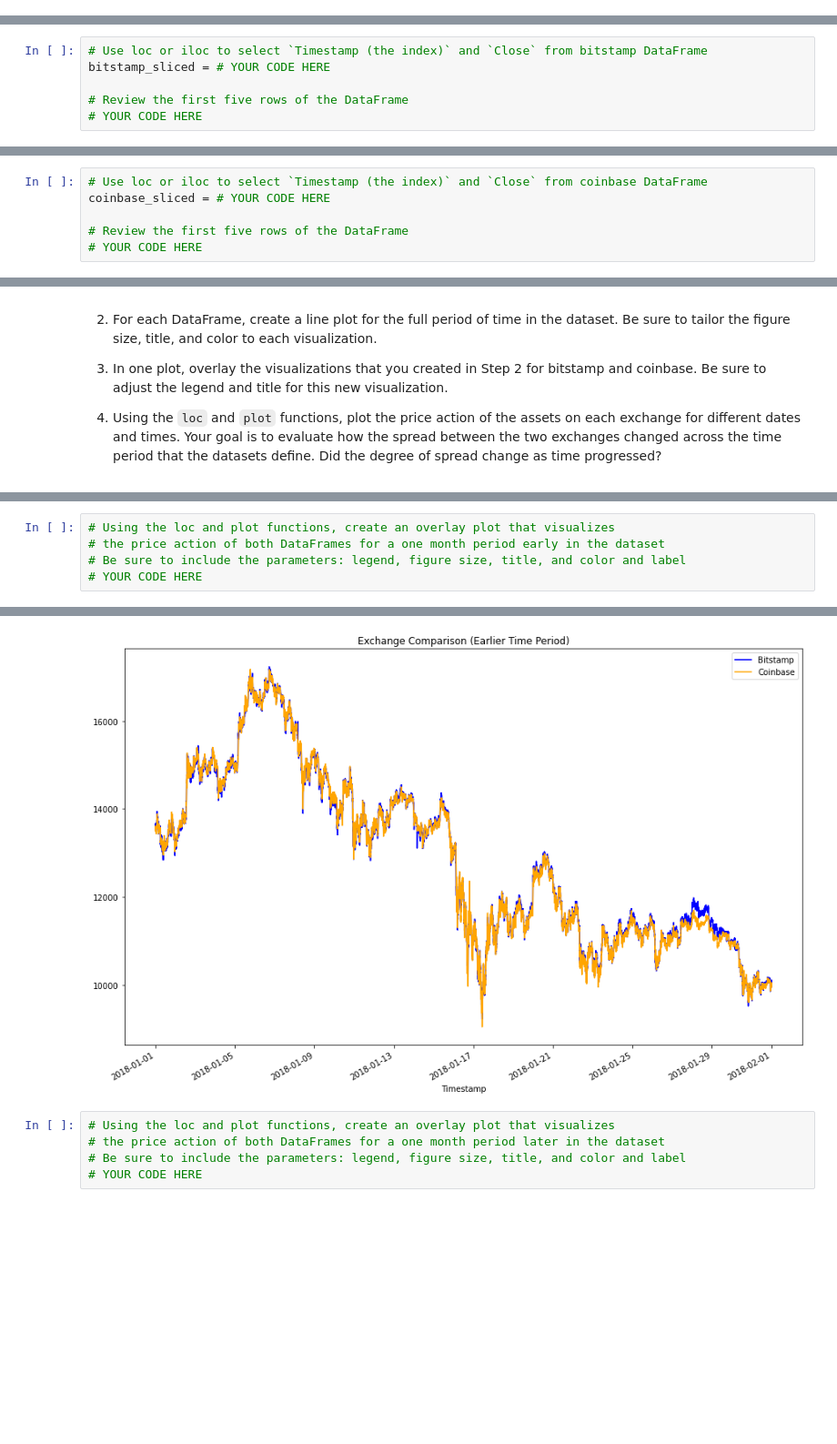
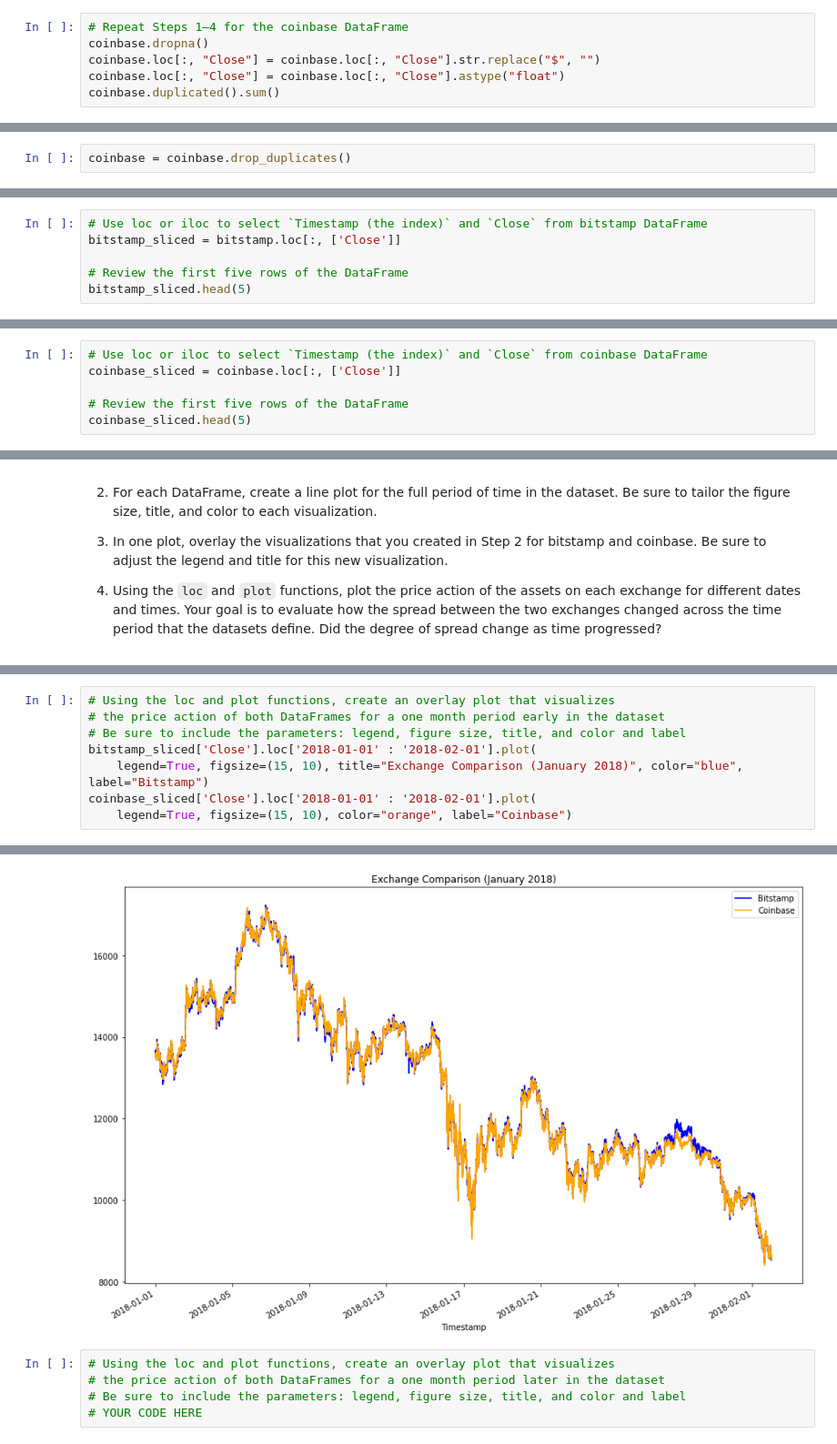
Before and after one commit to cdhendy/Crypto_Arbitrage, a Jupyter notebook: crypto_arbitrage.ipynb, the cells around one changed output, grey strips where cells are left out. Shown at 91% size. Saved outputs shown, nothing was run; the diff lists cells and outputs as text; blank space fills up the shorter version.

```diff
--- a/crypto_arbitrage.ipynb
+++ b/crypto_arbitrage.ipynb
@@ -121,0 +153,6 @@ To prepare and clean your data for analysis, complete the following steps:
+# %%
+# Repeat Steps 1–4 for the coinbase DataFrame
+coinbase.dropna()
+coinbase.loc[:, "Close"] = coinbase.loc[:, "Close"].str.replace("$", "")
+coinbase.loc[:, "Close"] = coinbase.loc[:, "Close"].astype("float")
+coinbase.duplicated().sum()
@@ -121,0 +161,2 @@ To prepare and clean your data for analysis, complete the following steps:
+# %%
+coinbase = coinbase.drop_duplicates()
@@ -141,10 +186,10 @@ Select the data you want to analyze. Use `loc` or `iloc` to select the following
 * Close
 # %%
 # Use loc or iloc to select `Timestamp (the index)` and `Close` from bitstamp DataFrame
-bitstamp_sliced = # YOUR CODE HERE
+bitstamp_sliced = bitstamp.loc[:, ['Close']]
 
 # Review the first five rows of the DataFrame
-# YOUR CODE HERE
+bitstamp_sliced.head(5)
 # %% [output]
 |  | Close |
 | Timestamp |  |
@@ -155,10 +200,10 @@ bitstamp_sliced = # YOUR CODE HERE
 | 2018-01-01 00:04:00 | 13620.00 |
 # %%
 # Use loc or iloc to select `Timestamp (the index)` and `Close` from coinbase DataFrame
-coinbase_sliced = # YOUR CODE HERE
+coinbase_sliced = coinbase.loc[:, ['Close']]
 
 # Review the first five rows of the DataFrame
-# YOUR CODE HERE
+coinbase_sliced.head(5)
 # %% [output]
 |  | Close |
 | Timestamp |  |
@@ -231,5 +277,8 @@ Sort through the time series data associated with the bitstamp and coinbase Data
 # Using the loc and plot functions, create an overlay plot that visualizes
 # the price action of both DataFrames for a one month period early in the dataset
 # Be sure to include the parameters: legend, figure size, title, and color and label
-# YOUR CODE HERE
+bitstamp_sliced['Close'].loc['2018-01-01' : '2018-02-01'].plot(
+    legend=True, figsize=(15, 10), title="Exchange Comparison (January 2018)", color="blue", label="Bitstamp")
+coinbase_sliced['Close'].loc['2018-01-01' : '2018-02-01'].plot(
+    legend=True, figsize=(15, 10), color="orange", label="Coinbase")
 # %% [output]
@@ -237,4 +286,4 @@ Sort through the time series data associated with the bitstamp and coinbase Data
-[figure, old version]
+[figure, new version]
 # %%
 # Using the loc and plot functions, create an overlay plot that visualizes
 # the price action of both DataFrames for a one month period later in the dataset
```
Also changed, not shown: parts of 15 cells of this notebook.
